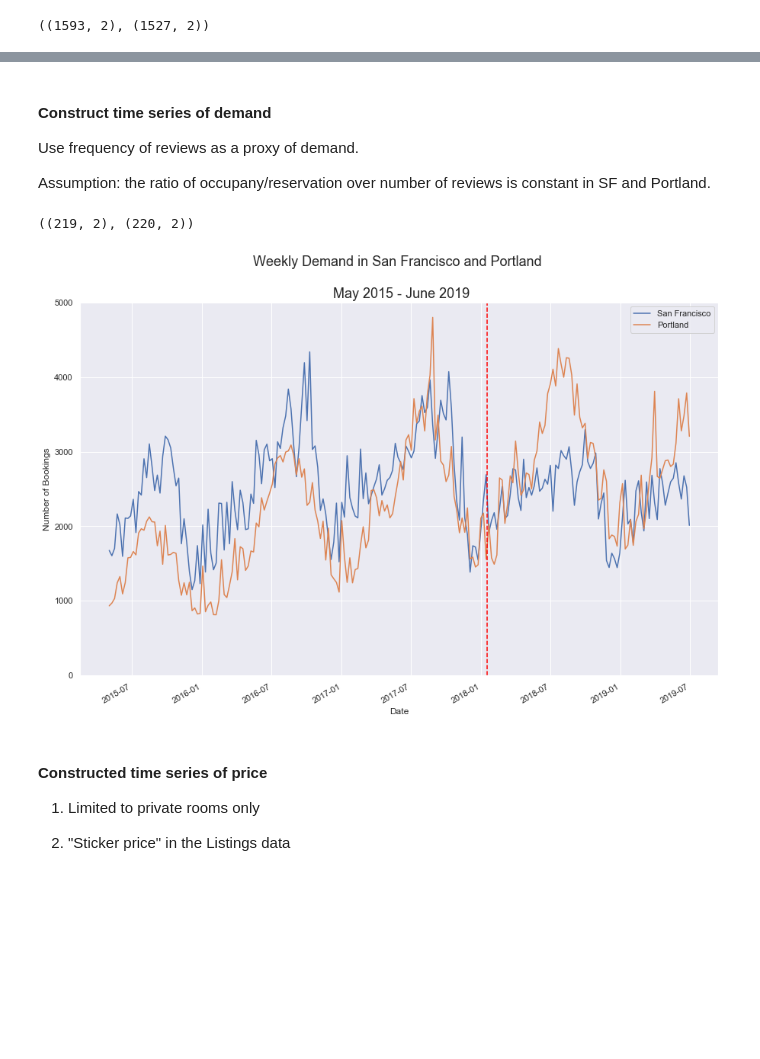
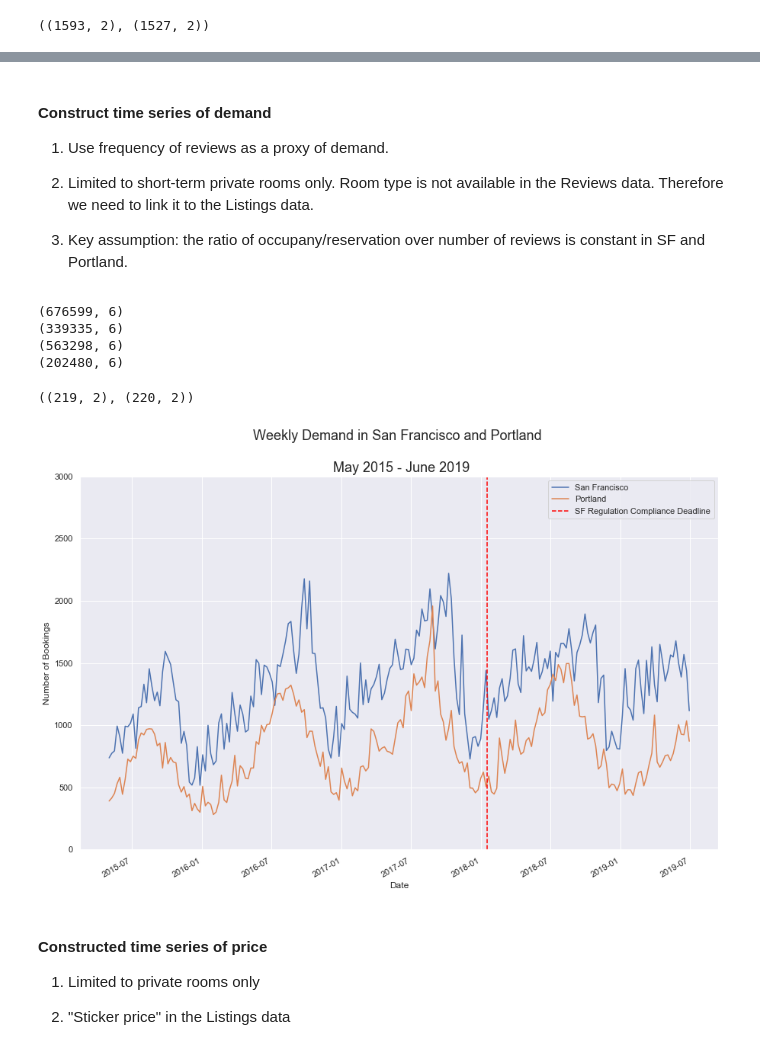
Before and after one commit to karensheng/Airbnb_Regulation, a Jupyter notebook: notebooks/Construct Time Series .ipynb, the cells around one changed output, grey strips where cells are left out. Cells and saved outputs as stored; diff of their text form; code cells hidden in the pictures; blank space fills up the shorter version.

Commit message:
time series limited to private rooms only

```diff
--- a/notebooks/Construct Time Series .ipynb
+++ b/notebooks/Construct Time Series .ipynb
@@ -68,7 +79,7 @@ def supply_func(city):
 # %%
-monthly_supply_portland, monthly_supply_avail_portland, ls_short_avail_portland = supply_func("Portland")
+monthly_supply_portland, monthly_supply_avail_portland, ls_short_avail_portland,ls_id_portland = supply_func("Portland")
 # %%
-monthly_supply_sf, monthly_supply_avail_sf, ls_short_avail_sf = supply_func("SF")
+monthly_supply_sf, monthly_supply_avail_sf, ls_short_avail_sf, ls_id_sf = supply_func("SF")
 # %%
 monthly_supply_portland.shape, monthly_supply_sf.shape
 # %% [output]
@@ -119,12 +131,19 @@ chart_supplies(monthly_supply_avail_portland, monthly_supply_avail_sf,
 # %% [markdown]
 #### Construct time series of demand
 
-Use frequency of reviews as a proxy of demand.
+1. Use frequency of reviews as a proxy of demand.
 
-Assumption: the ratio of occupany/reservation over number of reviews is constant in SF and Portland.
+2. Limited to short-term private rooms only. Room type is not available in the Reviews data. Therefore we need to link it to the Listings data.
+
+3. Key assumption: the ratio of occupany/reservation over number of reviews is constant in SF and Portland.
 # %%
-def weekly_demand(city):
+def weekly_demand(city,ls_id):
+
     reviews =  pickle.load( open( f"../data/all_{city}_reviews.p", "rb" ) )
+
+    print(reviews.shape)
+    reviews = reviews[reviews['listing_id'].isin(ls_id)]
+    print(reviews.shape)
     reviews = reviews.set_index(pd.DatetimeIndex(reviews['date']))
 
     reviews_tab = reviews.resample('W').size().reset_index(name=f"{city}_counts")
@@ -134,8 +153,13 @@ def weekly_demand(city):
 
     return reviews_tab_post2015
 # %%
-weekly_demand_sf = weekly_demand("SF")
-weekly_demand_portland = weekly_demand('Portland')
+weekly_demand_sf = weekly_demand("SF",ls_id_sf)
+weekly_demand_portland = weekly_demand('Portland',ls_id_portland)
+# %% [output]
+(676599, 6)
+(339335, 6)
+(563298, 6)
+(202480, 6)
 # %%
 weekly_demand_sf.shape, weekly_demand_portland.shape
 # %% [output]
@@ -147,28 +171,28 @@ comp_weekly_demand = comp_weekly_demand.iloc[:-2]
 # %%
 xlinspace = pd.date_range('2015-05-03', periods= comp_weekly_demand.shape[0], freq='W')
 
 fig, ax = plt.subplots(1,figsize = (15,10))
 fig.autofmt_xdate()
 plt.plot(xlinspace,comp_weekly_demand['SF_counts'], label = "San Francisco")
 plt.plot(xlinspace,comp_weekly_demand['Portland_counts'], label = "Portland")
 
 # Deadline of compliance with regulation in SF
 
-plt.axvline(x= datetime.date(2018,1,16), color = 'red', linestyle='--')
+plt.axvline(x= datetime.date(2018,1,16), color = 'red', linestyle='--',label='SF Regulation Compliance Deadline')
 
 
-ax.set_ylim(0,5000)
+ax.set_ylim(0,3000)
 plt.xlabel("Date")
 plt.ylabel("Number of Bookings")
 plt.title("Weekly Demand in San Francisco and Portland \n \n May 2015 - June 2019", fontsize = 18)
 plt.legend()
 
 xfmt = mdates.DateFormatter('%m-%d-%y')
 
 
 plt.show();
 # %% [output]
-[figure, old version]
+[figure, new version]
 # %% [markdown]
 #### Constructed time series of price
 
```
Also changed, not shown: parts of 7 cells of this notebook.
